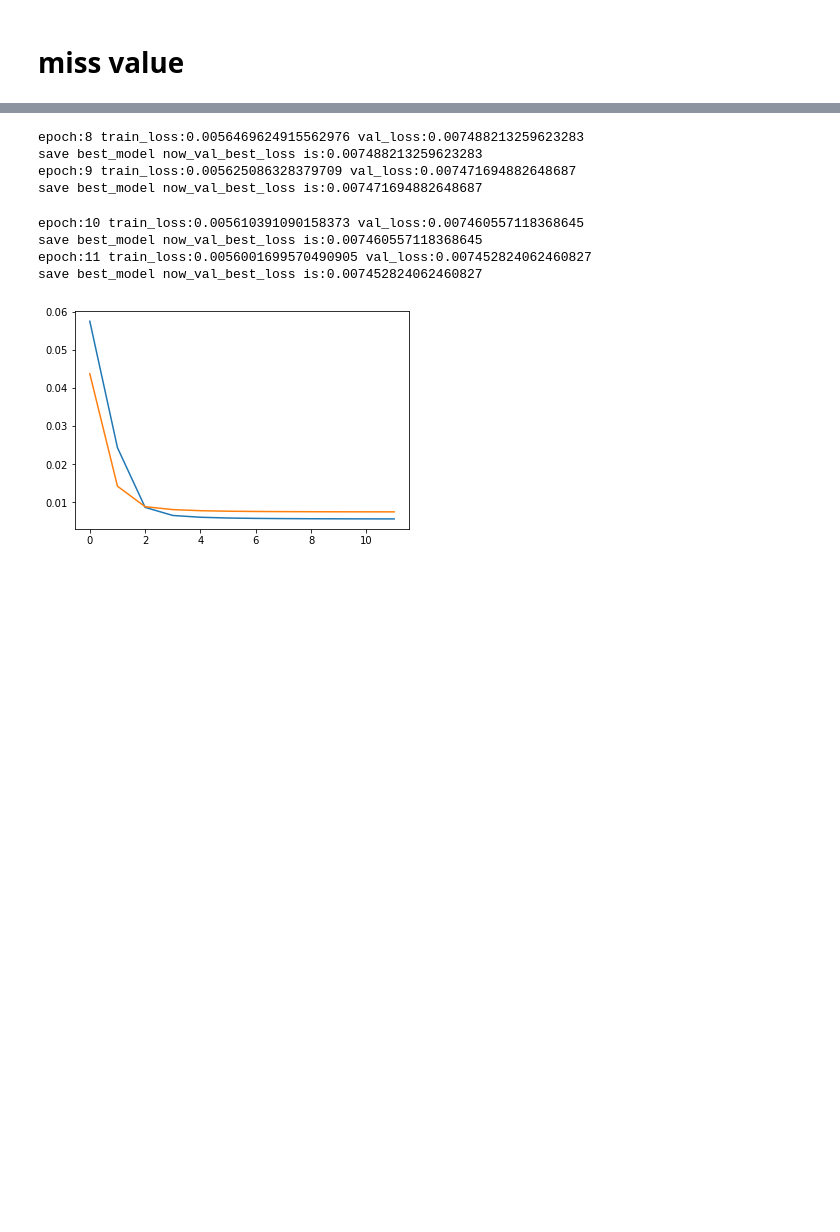
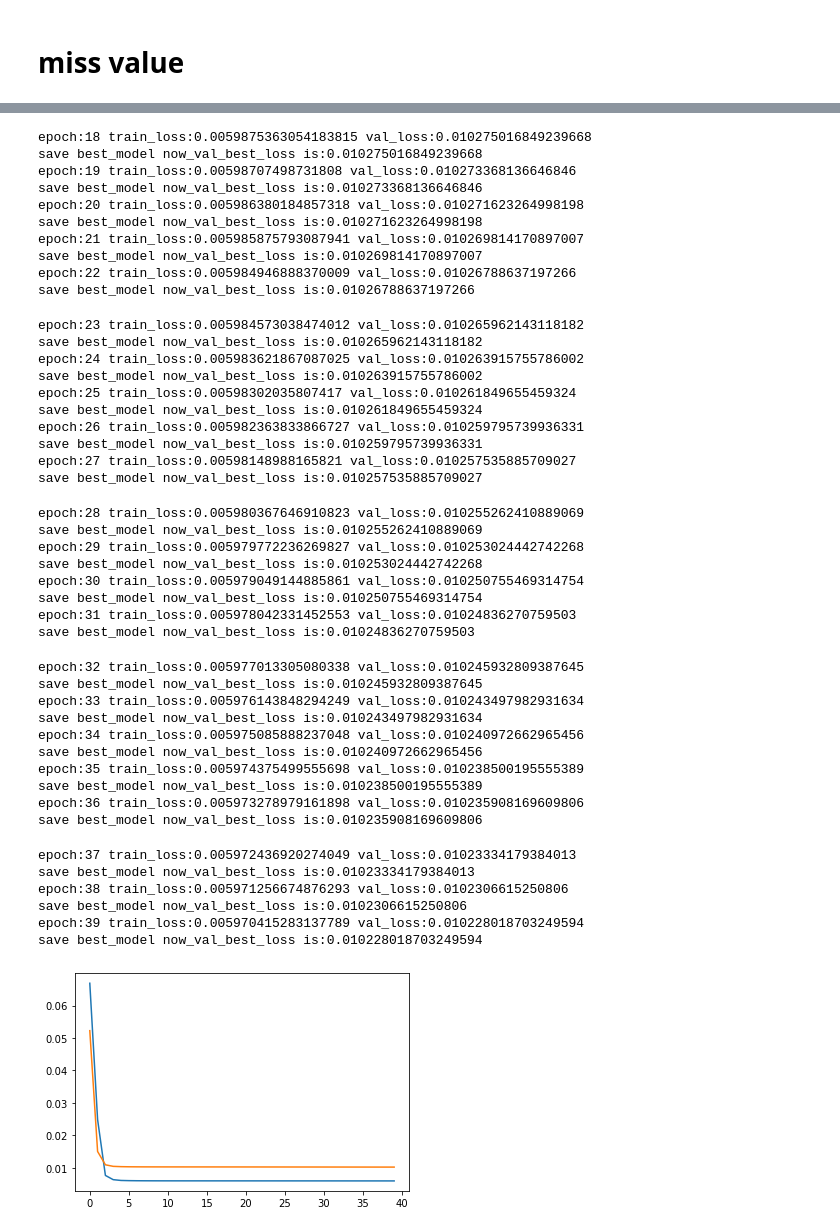
Before and after one commit to skywalker0803r/R911R912, a Jupyter notebook: notebook/EDA5.ipynb, the cells around one changed output, grey strips where cells are left out. Cells and saved outputs as stored; diff of their text form; code cells hidden in the pictures; blank space fills up the shorter version.

```diff
--- a/notebook/EDA5.ipynb
+++ b/notebook/EDA5.ipynb
@@ -13,5 +35,5 @@ xr = "ARO1-LIMS-s916-744-p-Xylene"
 # %%
 import pandas as pd
-df_x = pd.read_excel('../data/FCFC_ARO_900/R911R912 _ARO1_R2.xlsx',sheet_name='R911R912_TAG相關錶點資料(X)')
+df_x = pd.read_excel('../data/FCFC_ARO_900/R911R912 _明志蔡教授_R2.xlsx',sheet_name='R911R912_TAG相關錶點資料(X)')
 df_x
 # %% [output]
@@ -31,4 +53,4 @@ df_x
 # %%
-df_y = pd.read_excel('../data/FCFC_ARO_900/R911R912 _ARO1_R2.xlsx',sheet_name='目標值(Y)相關錶點資料')
+df_y = pd.read_excel('../data/FCFC_ARO_900/R911R912 _明志蔡教授_R2.xlsx',sheet_name='目標值(Y)相關錶點資料')
 df_y
 # %% [output]
@@ -64,0 +70,9 @@ df
+# %%
+x_col = list(set([xf]+可控變數+不可控變數)&(set(df_x.columns)))
+y_col = list(set([xe,xr])&set(df_y.columns))
+print(x_col,y_col)
+print(len(x_col),len(y_col))
+df = df_x[x_col].join(df_y[y_col])
+for i in df.columns:
+    df[i] = pd.to_numeric(df[i],errors='coerce')
+df
@@ -76,5 +119,5 @@ There are 3 columns that have missing values.
 # %%
-model = build_mlp(layers=[1,10,10,2],activation_function=nn.ReLU(),output_activation_function=nn.Sigmoid())
+model = build_mlp(layers=[17,32,32,2],activation_function=nn.ReLU(),output_activation_function=nn.Sigmoid())
 model
 # %% [output]
 Sequential(
@@ -103,13 +146,11 @@ import torch
 from tqdm import tqdm
 from copy import deepcopy
 import matplotlib.pyplot as plt
-x_col = ['ARO1-LIMS-s704-744-C9']
-y_col = ['ARO1-LIMS-s917-744-p-Xylene','ARO1-LIMS-s916-744-p-Xylene']
 train_loader,val_loader = df_2_torch_data_iter(df,x_col,y_col)
 optimizer = torch.optim.Adam(model.parameters())
 device = 'cpu'
 loss_fn = nn.SmoothL1Loss()
-best_model,history = train_loop(model,train_loader,val_loader,optimizer,device,loss_fn,max_epochs=12)
+best_model,history = train_loop(model,train_loader,val_loader,optimizer,device,loss_fn,max_epochs=40)
 plt.plot(history['train_loss'])
 plt.plot(history['val_loss'])
 plt.show()
@@ -133,12 +194,48 @@ save best_model now_val_best_loss is:0.0075136399310496114
-epoch:8 train_loss:0.0056469624915562976 val_loss:0.007488213259623283
-save best_model now_val_best_loss is:0.007488213259623283
-epoch:9 train_loss:0.005625086328379709 val_loss:0.007471694882648687
-save best_model now_val_best_loss is:0.007471694882648687
+epoch:18 train_loss:0.0059875363054183815 val_loss:0.010275016849239668
+save best_model now_val_best_loss is:0.010275016849239668
+epoch:19 train_loss:0.00598707498731808 val_loss:0.010273368136646846
+save best_model now_val_best_loss is:0.010273368136646846
+epoch:20 train_loss:0.005986380184857318 val_loss:0.010271623264998198
+save best_model now_val_best_loss is:0.010271623264998198
+epoch:21 train_loss:0.005985875793087941 val_loss:0.010269814170897007
+save best_model now_val_best_loss is:0.010269814170897007
+epoch:22 train_loss:0.005984946888370009 val_loss:0.01026788637197266
+save best_model now_val_best_loss is:0.01026788637197266
-epoch:10 train_loss:0.005610391090158373 val_loss:0.007460557118368645
-save best_model now_val_best_loss is:0.007460557118368645
-epoch:11 train_loss:0.0056001699570490905 val_loss:0.007452824062460827
-save best_model now_val_best_loss is:0.007452824062460827
+epoch:23 train_loss:0.005984573038474012 val_loss:0.010265962143118182
+save best_model now_val_best_loss is:0.010265962143118182
+epoch:24 train_loss:0.005983621867087025 val_loss:0.010263915755786002
+save best_model now_val_best_loss is:0.010263915755786002
+epoch:25 train_loss:0.00598302035807417 val_loss:0.010261849655459324
+save best_model now_val_best_loss is:0.010261849655459324
+epoch:26 train_loss:0.005982363833866727 val_loss:0.010259795739936331
+save best_model now_val_best_loss is:0.010259795739936331
+epoch:27 train_loss:0.00598148988165821 val_loss:0.010257535885709027
+save best_model now_val_best_loss is:0.010257535885709027
+epoch:28 train_loss:0.005980367646910823 val_loss:0.010255262410889069
+save best_model now_val_best_loss is:0.010255262410889069
+epoch:29 train_loss:0.005979772236269827 val_loss:0.010253024442742268
+save best_model now_val_best_loss is:0.010253024442742268
+epoch:30 train_loss:0.005979049144885861 val_loss:0.010250755469314754
+save best_model now_val_best_loss is:0.010250755469314754
+epoch:31 train_loss:0.005978042331452553 val_loss:0.01024836270759503
+save best_model now_val_best_loss is:0.01024836270759503
+epoch:32 train_loss:0.005977013305080338 val_loss:0.010245932809387645
+save best_model now_val_best_loss is:0.010245932809387645
+epoch:33 train_loss:0.005976143848294249 val_loss:0.010243497982931634
+save best_model now_val_best_loss is:0.010243497982931634
+epoch:34 train_loss:0.005975085888237048 val_loss:0.010240972662965456
+save best_model now_val_best_loss is:0.010240972662965456
+epoch:35 train_loss:0.005974375499555698 val_loss:0.010238500195555389
+save best_model now_val_best_loss is:0.010238500195555389
+epoch:36 train_loss:0.005973278979161898 val_loss:0.010235908169609806
+save best_model now_val_best_loss is:0.010235908169609806
+epoch:37 train_loss:0.005972436920274049 val_loss:0.01023334179384013
+save best_model now_val_best_loss is:0.01023334179384013
+epoch:38 train_loss:0.005971256674876293 val_loss:0.0102306615250806
+save best_model now_val_best_loss is:0.0102306615250806
+epoch:39 train_loss:0.005970415283137789 val_loss:0.010228018703249594
+save best_model now_val_best_loss is:0.010228018703249594
-[figure, old version]
+[figure, new version]
 # %%
 def MAPE(Y_actual,Y_Predicted):
     mape = np.mean(np.abs((Y_actual - Y_Predicted)/Y_actual))*100
```
Also changed, not shown: parts of 11 cells of this notebook.
